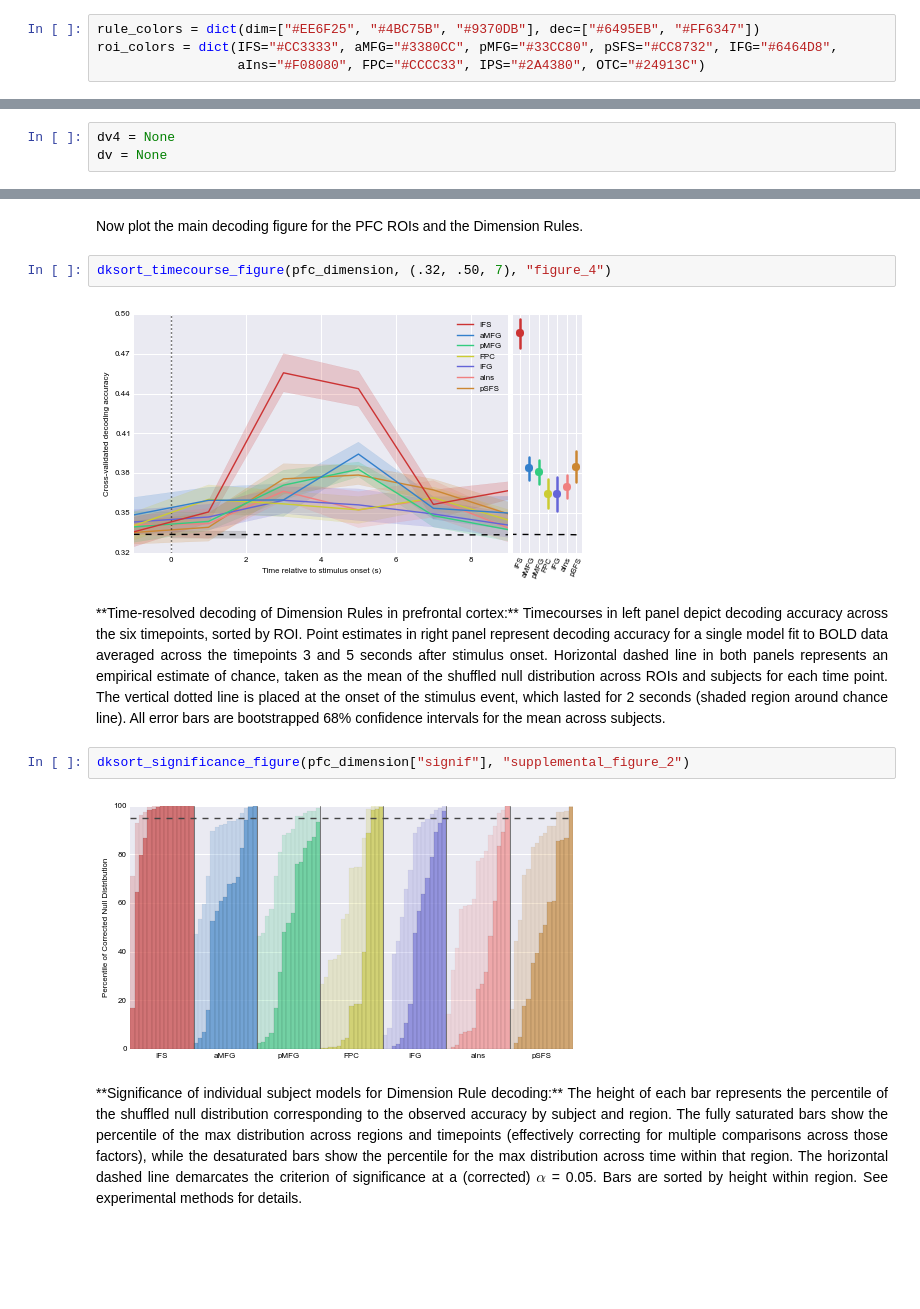
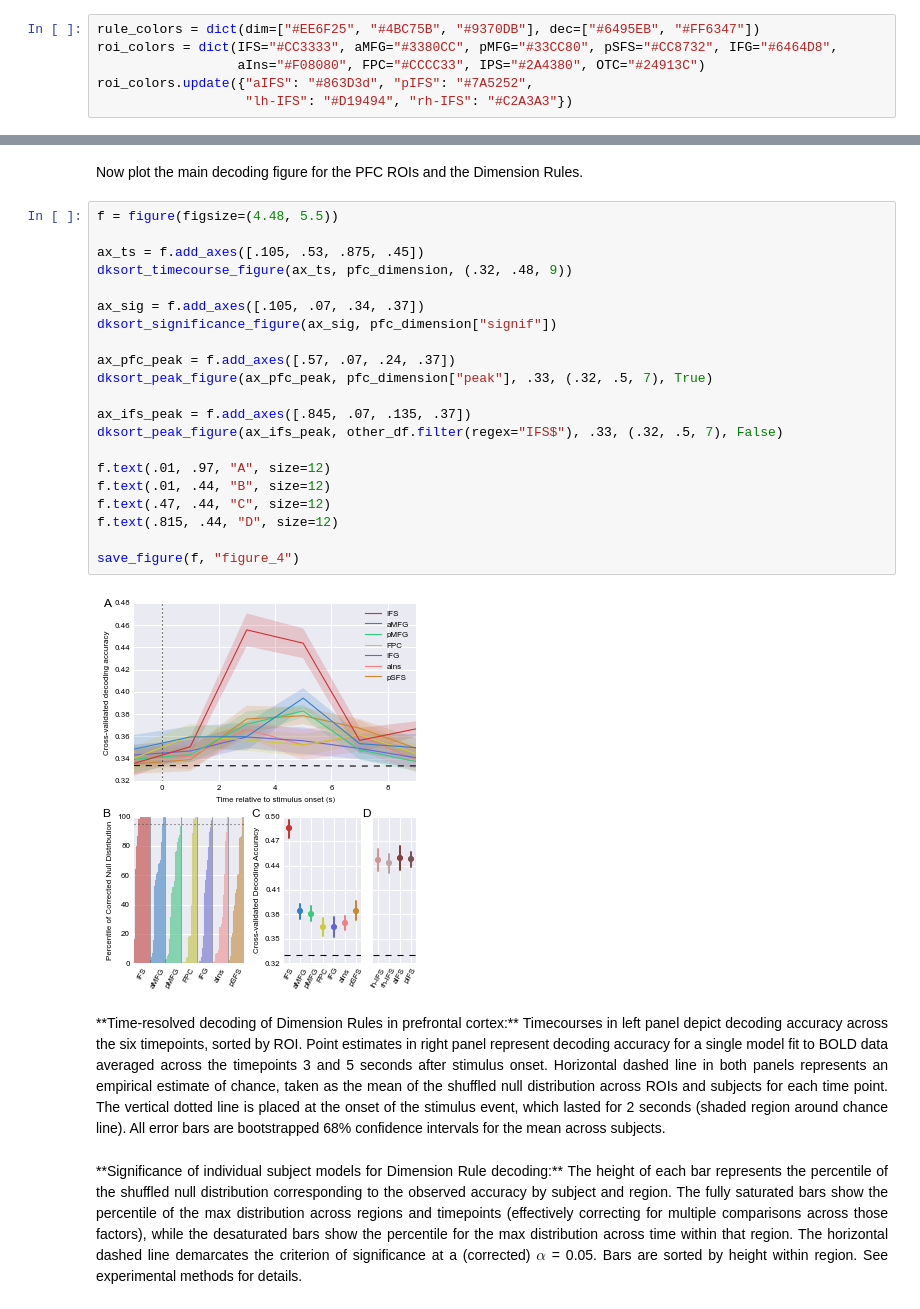
Before and after one commit to WagnerLabPapers/Waskom_JNeurosci_2014, a Jupyter notebook: Main_Analysis.ipynb, the cells around one changed output, grey strips where cells are left out. Cells and saved outputs as stored; diff of their text form; blank space fills up the shorter version.

```diff
--- a/Main_Analysis.ipynb
+++ b/Main_Analysis.ipynb
@@ -88,6 +88,8 @@ Set some colors globally to use in all figures.
 rule_colors = dict(dim=["#EE6F25", "#4BC75B", "#9370DB"], dec=["#6495EB", "#FF6347"])
 roi_colors = dict(IFS="#CC3333", aMFG="#3380CC", pMFG="#33CC80", pSFS="#CC8732", IFG="#6464D8",
                   aIns="#F08080", FPC="#CCCC33", IPS="#2A4380", OTC="#24913C")
+roi_colors.update({"aIFS": "#863D3d", "pIFS": "#7A5252",
+                   "lh-IFS": "#D19494", "rh-IFS": "#C2A3A3"})
 # %% [markdown]
 Define an R function to facilitate reporting of likelihood ratio test of nested LMEMs.
 # %%
@@ -135,6 +137,3 @@ peak = slice(2, 4)
 shuffle_seed = sum(map(ord, "DKsort"))
 # %% [markdown]
 Define several functions to perform the same sequence of analyses on different sets of ROIs/events.
-# %%
-dv4 = None
-dv = None
@@ -906,18 +904,33 @@ pfc_dimension["signif"].groupby(level="correction").apply(lambda x: (x > 95).sum
 | time | 13 | 4 | 6 | 4 | 4 | 3 | 4 |
 # %% [markdown]
 Now plot the main decoding figure for the PFC ROIs and the Dimension Rules.
-# %%
-dksort_timecourse_figure(pfc_dimension, (.32, .50, 7), "figure_4")
-# %% [output]
-[figure, removed]
+# %%
+f = figure(figsize=(4.48, 5.5))
+
+ax_ts = f.add_axes([.105, .53, .875, .45])
+dksort_timecourse_figure(ax_ts, pfc_dimension, (.32, .48, 9))
+
+ax_sig = f.add_axes([.105, .07, .34, .37])
+dksort_significance_figure(ax_sig, pfc_dimension["signif"])
+
+ax_pfc_peak = f.add_axes([.57, .07, .24, .37])
+dksort_peak_figure(ax_pfc_peak, pfc_dimension["peak"], .33, (.32, .5, 7), True)
+
+ax_ifs_peak = f.add_axes([.845, .07, .135, .37])
+dksort_peak_figure(ax_ifs_peak, other_df.filter(regex="IFS$"), .33, (.32, .5, 7), False)
+
+f.text(.01, .97, "A", size=12)
+f.text(.01, .44, "B", size=12)
+f.text(.47, .44, "C", size=12)
+f.text(.815, .44, "D", size=12)
+
+save_figure(f, "figure_4")
+# %% [output]
+[figure, added]
 # %% [markdown]
 <div style="width:780px;padding-left:120px" align="justify">
 **Time-resolved decoding of Dimension Rules in prefrontal cortex:** Timecourses in left panel depict decoding accuracy across the six timepoints, sorted by ROI. Point estimates in right panel represent decoding accuracy for a single model fit to BOLD data averaged across the timepoints 3 and 5 seconds after stimulus onset. Horizontal dashed line in both panels represents an empirical estimate of chance, taken as the mean of the shuffled null distribution across ROIs and subjects for each time point. The vertical dotted line is placed at the onset of the stimulus event, which lasted for 2 seconds (shaded region around chance line). All error bars are bootstrapped 68% confidence intervals for the mean across subjects.
 </div>
-# %%
-dksort_significance_figure(pfc_dimension["signif"], "supplemental_figure_2")
-# %% [output]
-[figure, removed]
 # %% [markdown]
 <div style="width:670px;padding-left:120px" align="justify">
 **Significance of individual subject models for Dimension Rule decoding:** The height of each bar represents the percentile of the shuffled null distribution corresponding to the observed accuracy by subject and region. The fully saturated bars show the percentile of the max distribution across regions and timepoints (effectively correcting for multiple comparisons across those factors), while the desaturated bars show the percentile for the max distribution across time within that region. The horizontal dashed line demarcates the criterion of significance at a (corrected) $\alpha$ = 0.05. Bars are sorted by height within region. See experimental methods for details.
```
Also changed, not shown: parts of 7 cells of this notebook, 2 other files.
